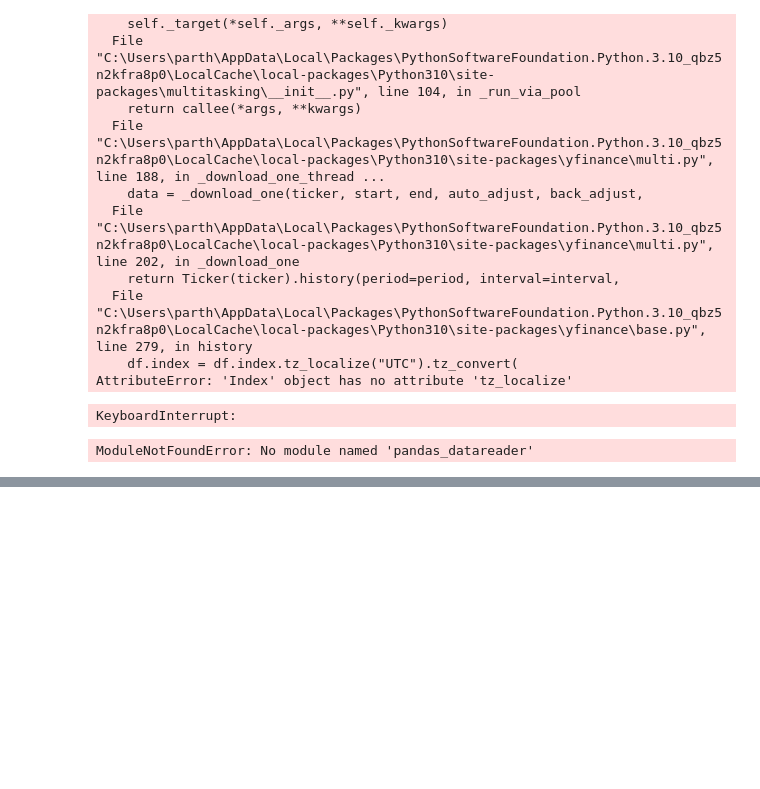
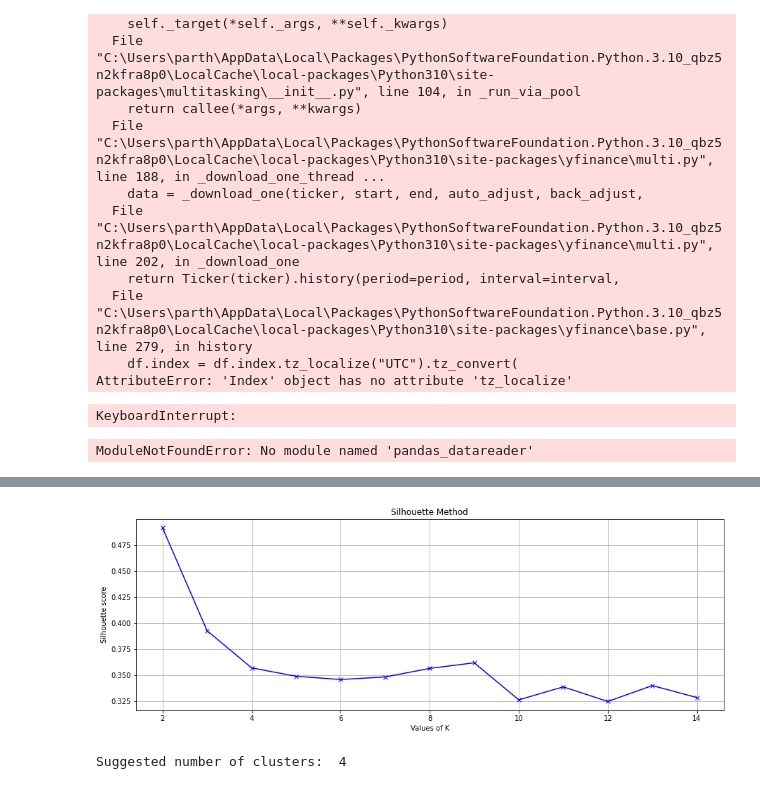
Before and after one commit to psood708/Pairs_Trading_Project, a Jupyter notebook: api_fetch.ipynb, the cells around one changed output, grey strips where cells are left out. Saved outputs shown, nothing was run; the diff lists cells and outputs as text; code cells hidden in the pictures; blank space fills up the shorter version.

```diff
--- a/api_fetch.ipynb
+++ b/api_fetch.ipynb
@@ -55,0 +277,29 @@ ModuleNotFoundError: No module named 'pandas_datareader'
+# %%
+# silhouetter score for measuring the perfect number of clusters
+from sklearn.metrics import silhouette_score
+from kneed import KneeLocator
+
+#For the silhouette method k needs to start from 2
+K = range(2,15)
+silhouettes = []
+
+#Fit the method
+for k in K:
+    kmeans = KMeans(n_clusters=k, random_state=42, n_init=10, init='random')
+    kmeans.fit(X)
+    silhouettes.append(silhouette_score(X, kmeans.labels_))
+
+#Plot the results
+fig = plt.figure(figsize= (15,5))
+plt.plot(K, silhouettes, 'bx-')
+plt.xlabel('Values of K')
+plt.ylabel('Silhouette score')
+plt.title('Silhouette Method')
+plt.grid(True)
+plt.show()
+
+kl = KneeLocator(K, silhouettes, curve="convex", direction="decreasing")
+print('Suggested number of clusters: ', kl.elbow)
+# %% [output]
+[figure, added]
+Suggested number of clusters:  4
```
Also changed, not shown: parts of 35 cells of this notebook, 2 other files.
